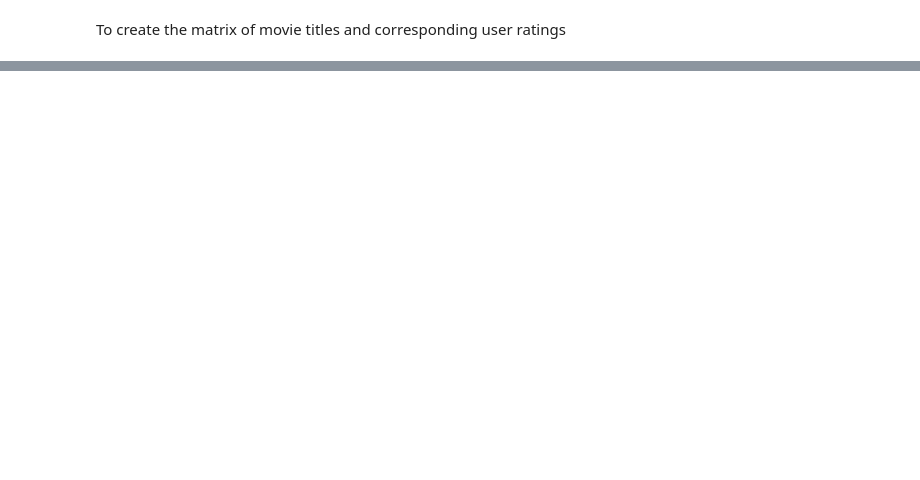
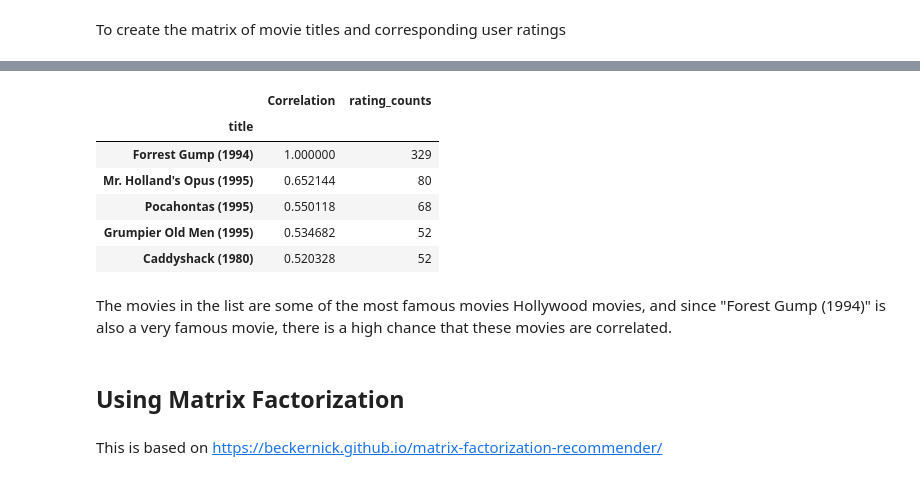
Before and after one commit to Fatema/web-technology, a Jupyter notebook: melon.ipynb, the cells around one changed output, grey strips where cells are left out. Cells and saved outputs as stored; diff of their text form; code cells hidden in the pictures; blank space fills up the shorter version.

```diff
--- a/melon.ipynb
+++ b/melon.ipynb
@@ -72,4 +174,2 @@ ratings_mean_count.head()
 # %% [markdown]
 Reset the index as the grouping mixes them up
-# %%
-ratings_mean_count = ratings_mean_count.reset_index()
@@ -95,6 +203,6 @@ sns.jointplot(x='rating', y='rating_counts', data=ratings_mean_count, alpha=0.4)
 # %% [markdown]
 To create the matrix of movie titles and corresponding user ratings
 # %%
-user_movie_rating = movie_data.to_sparse().pivot_table(index='userId', columns='title', values='rating')
+user_movie_rating = movie_data.pivot_table(index='userId', columns='title', values='rating')
 # %%
 user_movie_rating.head()
@@ -115,0 +280,16 @@ corr_forrest_gump.head()
+# %%
+corr_forrest_gump[corr_forrest_gump ['rating_counts']>50].sort_values('Correlation', ascending=False).head()
+# %% [output]
+|  | Correlation | rating_counts |
+| title |  |  |
+| Forrest Gump (1994) | 1.000000 | 329 |
+| Mr. Holland's Opus (1995) | 0.652144 | 80 |
+| Pocahontas (1995) | 0.550118 | 68 |
+| Grumpier Old Men (1995) | 0.534682 | 52 |
+| Caddyshack (1980) | 0.520328 | 52 |
+# %% [markdown]
+The movies in the list are some of the most famous movies Hollywood movies, and since "Forest Gump (1994)" is also a very famous movie, there is a high chance that these movies are correlated.
+# %% [markdown]
+## Using Matrix Factorization
+# %% [markdown]
+This is based on https://beckernick.github.io/matrix-factorization-recommender/
```
Also changed, not shown: parts of 49 cells of this notebook, 9 other files.
